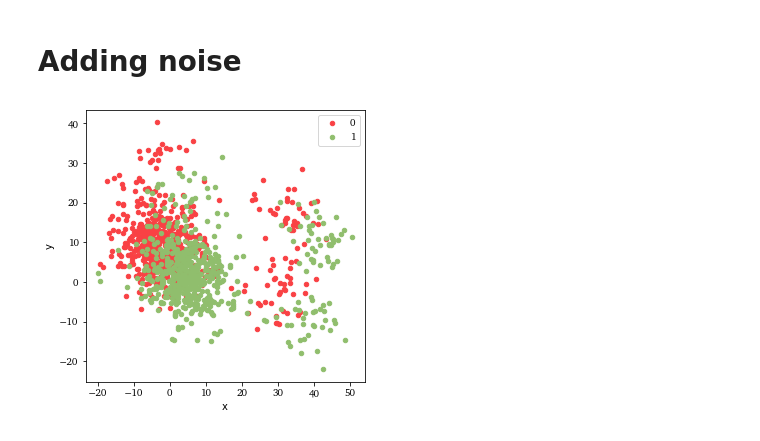
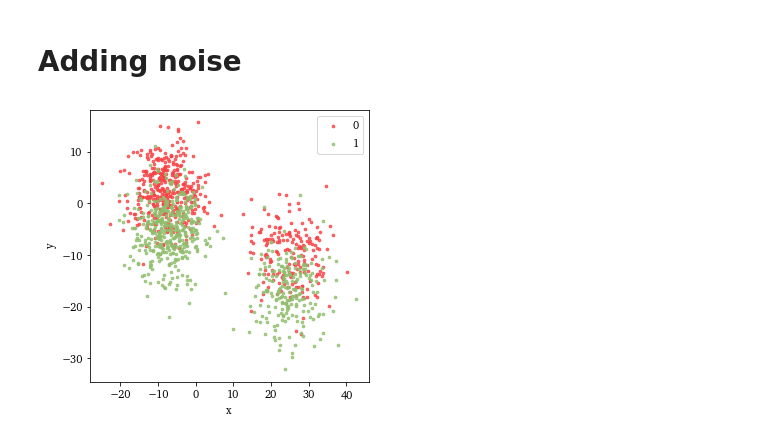
Before and after one commit to AndrineElse/AndrineElsetronning_Master2021, a Jupyter notebook: src/models/simulated_data_bootstrapped_ensemble.ipynb, the cells around one changed output. Drawn from its saved outputs; the diff is of its cells as text; code cells hidden in the pictures.

Commit message:
Fixed cluster filtering approach

```diff
--- a/src/models/simulated_data_bootstrapped_ensemble.ipynb
+++ b/src/models/simulated_data_bootstrapped_ensemble.ipynb
@@ -53,16 +58,25 @@ def scatterplot_with_colors(X, y):
 # %%
-from sklearn.model_selection import train_test_split
-import pandas as pd
-
 # generate 2d classification dataset
-X, y = make_blobs(n_samples=6000, centers=2, n_features=2, cluster_std = 5, random_state = 42)
+X, y = make_blobs(n_samples=6000, centers=2, n_features=2, cluster_std = 5, random_state = 43)
 # scatter plot, dots colored by class value
 
 X, y = pd.DataFrame(X), pd.Series(y)
 
+y = y.astype(int)
+X.columns = np.arange(len(X.columns))
 X_train, X_test, y_train, y_test = train_test_split(X, y, test_size=0.2, random_state=42)
 
-X_train, X_val, y_train, y_val = train_test_split(X_train, y_train, test_size=0.2, random_state=42)
+X_train, X_val, y_train, y_val = train_test_split(X_train, y_train, test_size=0.25, random_state=42)
+
+X_train = X_train.reset_index(drop = True)
+X_val = X_val.reset_index(drop = True)
+X_test = X_test.reset_index(drop = True)
+
+y_train = y_train.reset_index(drop = True)
+y_val = y_val.reset_index(drop = True)
+y_test = y_test.reset_index(drop = True)
 
 f = scatterplot_with_colors(X.values, y.values)
+
+f.savefig(figure_path + 'simulated_dataset.pdf', bbox_inches='tight')
 # %% [output]
@@ -158,8 +140,10 @@ def add_noise_dataset(X, ampl = 1, noise_amount = 6 ):
 # %%
-new_X, n_idx= add_noise_dataset(X_test, 20, 3)
-scatterplot_with_colors(new_X.values, y_test.values)
+new_X, n_idx= BE_LR_filter.add_noise_dataset(X_test, 20, 3)
+f = scatterplot_with_colors(new_X.values, y_test.values)
+
+f.savefig(figure_path + 'simulated_data_with_noise_lr_not_filtered.pdf', bbox_inches='tight')
 # %% [output]
-[figure, old version]
+[figure, new version]
 # %%
 dict_results, indices = BE_LR_filter.compare_classifiers(X_train,y_train, new_X, y_test, clf_dict, param_dict = param_dict)
 
```
Also changed, not shown: parts of 18 cells of this notebook, 11 other files.
